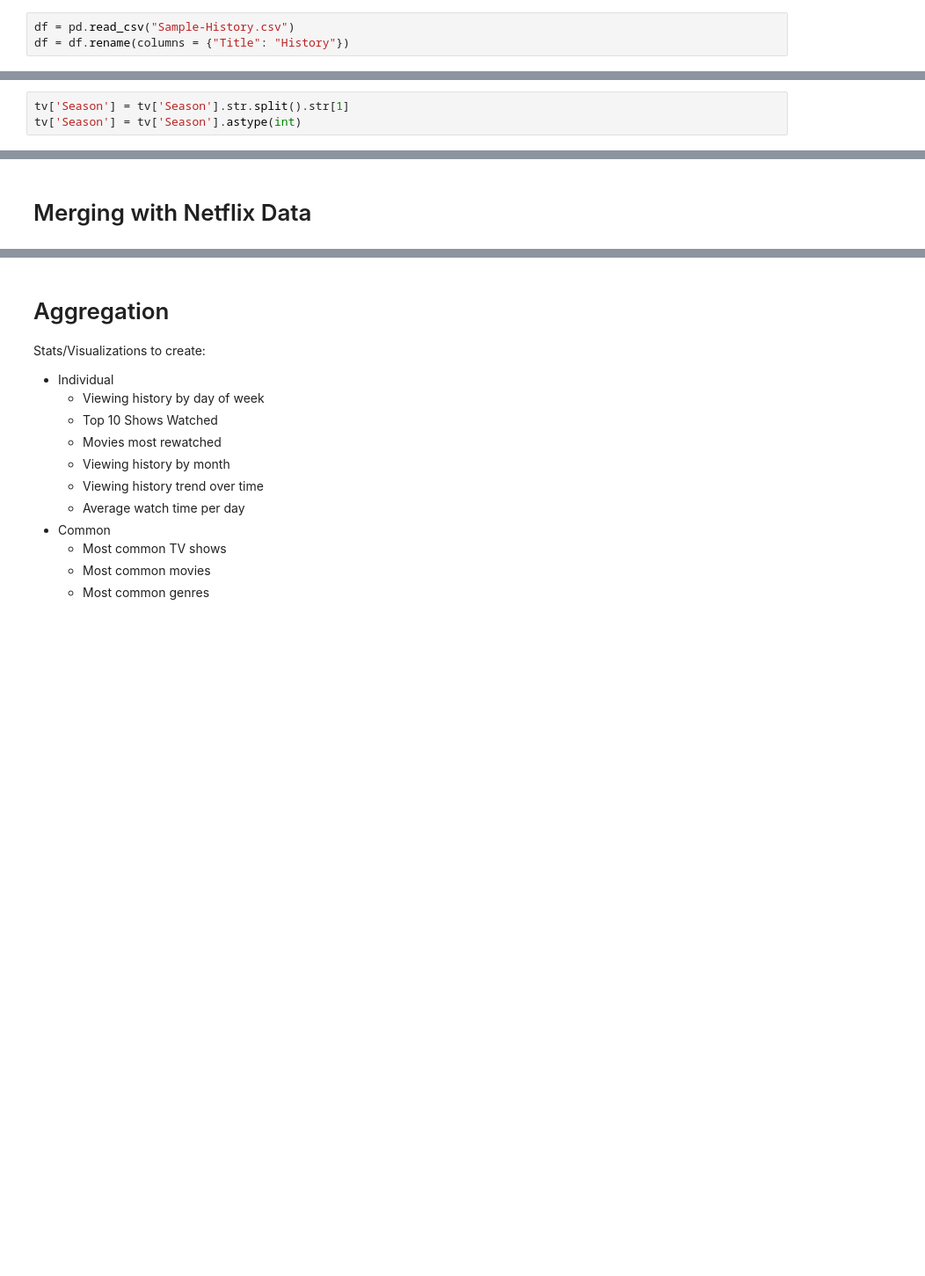
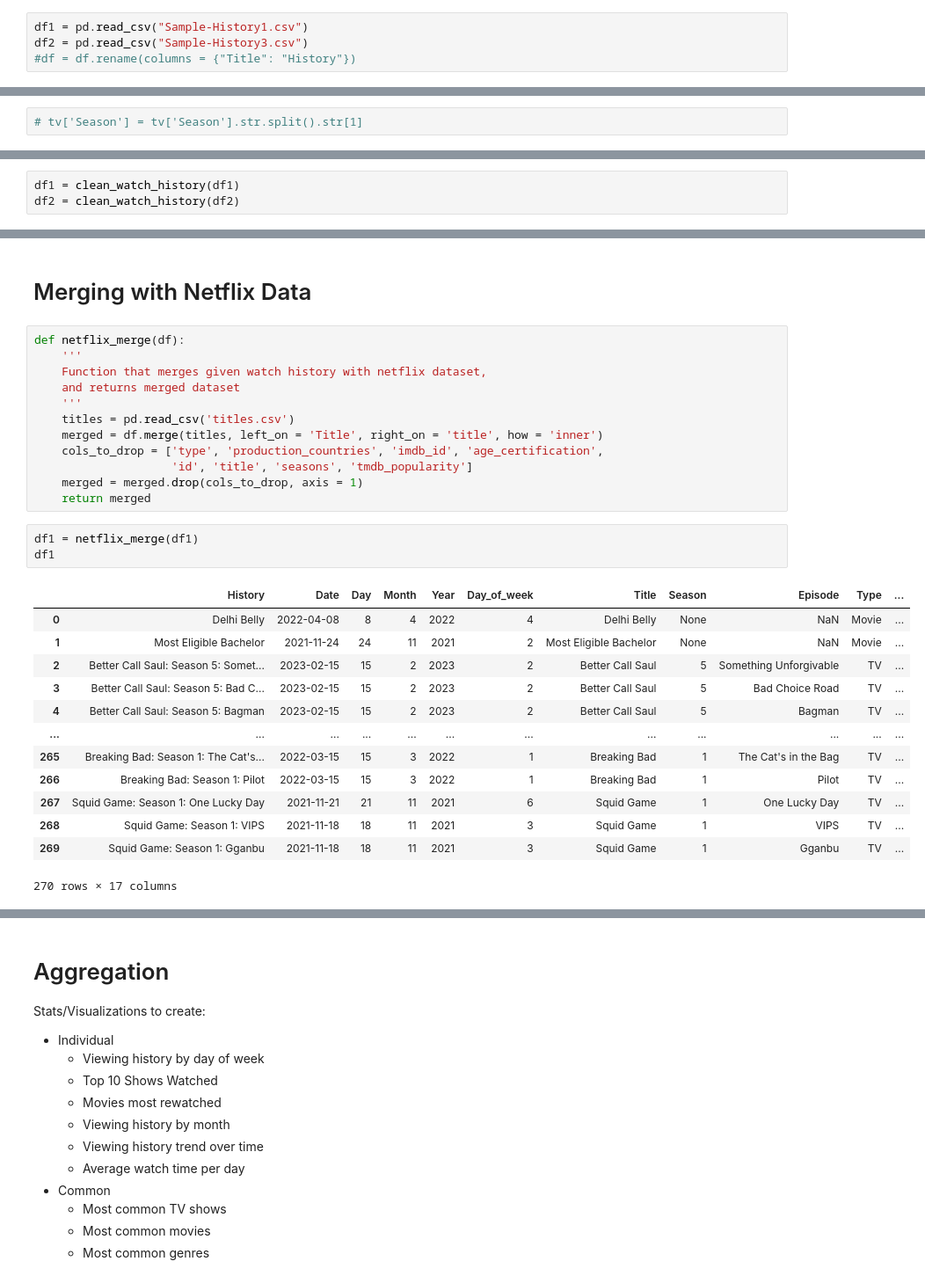
Before and after one commit to joylee13/pic16b_project, a Jupyter notebook: Netflix-Data/sample-history-clean.ipynb, the cells around one changed output, grey strips where cells are left out. Shown: that part at 88% size. Saved outputs shown, nothing was run; the diff lists cells and outputs as text; blank space fills up the shorter version.

```diff
--- a/Netflix-Data/sample-history-clean.ipynb
+++ b/Netflix-Data/sample-history-clean.ipynb
@@ -5,5 +5,6 @@ import plotly.express as px
 # %% [markdown]
 # Cleaning Sample History
 # %%
-df = pd.read_csv("Sample-History.csv")
-df = df.rename(columns = {"Title": "History"})
+df1 = pd.read_csv("Sample-History1.csv")
+df2 = pd.read_csv("Sample-History3.csv")
+#df = df.rename(columns = {"Title": "History"})
@@ -66,3 +50,2 @@ tv.head()
 # %%
-tv['Season'] = tv['Season'].str.split().str[1]
-tv['Season'] = tv['Season'].astype(int)
+# tv['Season'] = tv['Season'].str.split().str[1]
@@ -76,0 +83,3 @@ df = pd.concat([movies, tv], ignore_index = True)
+# %%
+df1 = clean_watch_history(df1)
+df2 = clean_watch_history(df2)
@@ -91,3 +132,32 @@ Issues:
     - Similar issue to 1, but flipped. Hard to solve both issues 1 and 3. Maybe just ignore?
 # %% [markdown]
 # Merging with Netflix Data
+# %%
+def netflix_merge(df):
+    '''
+    Function that merges given watch history with netflix dataset,
+    and returns merged dataset
+    '''
+    titles = pd.read_csv('titles.csv')
+    merged = df.merge(titles, left_on = 'Title', right_on = 'title', how = 'inner')
+    cols_to_drop = ['type', 'production_countries', 'imdb_id', 'age_certification',
+                    'id', 'title', 'seasons', 'tmdb_popularity']
+    merged = merged.drop(cols_to_drop, axis = 1)
+    return merged
+# %%
+df1 = netflix_merge(df1)
+df1
+# %% [output]
+|  | History | Date | Day | Month | Year | Day_of_week | Title | Season | Episode | Type | ... |
+| 0 | Delhi Belly | 2022-04-08 | 8 | 4 | 2022 | 4 | Delhi Belly | None | NaN | Movie | ... |
+| 1 | Most Eligible Bachelor | 2021-11-24 | 24 | 11 | 2021 | 2 | Most Eligible Bachelor | None | NaN | Movie | ... |
+| 2 | Better Call Saul: Season 5: Somet... | 2023-02-15 | 15 | 2 | 2023 | 2 | Better Call Saul | 5 | Something Unforgivable | TV | ... |
+| 3 | Better Call Saul: Season 5: Bad C... | 2023-02-15 | 15 | 2 | 2023 | 2 | Better Call Saul | 5 | Bad Choice Road | TV | ... |
+| 4 | Better Call Saul: Season 5: Bagman | 2023-02-15 | 15 | 2 | 2023 | 2 | Better Call Saul | 5 | Bagman | TV | ... |
+| ... | ... | ... | ... | ... | ... | ... | ... | ... | ... | ... | ... |
+| 265 | Breaking Bad: Season 1: The Cat's... | 2022-03-15 | 15 | 3 | 2022 | 1 | Breaking Bad | 1 | The Cat's in the Bag | TV | ... |
+| 266 | Breaking Bad: Season 1: Pilot | 2022-03-15 | 15 | 3 | 2022 | 1 | Breaking Bad | 1 | Pilot | TV | ... |
+| 267 | Squid Game: Season 1: One Lucky Day | 2021-11-21 | 21 | 11 | 2021 | 6 | Squid Game | 1 | One Lucky Day | TV | ... |
+| 268 | Squid Game: Season 1: VIPS | 2021-11-18 | 18 | 11 | 2021 | 3 | Squid Game | 1 | VIPS | TV | ... |
+| 269 | Squid Game: Season 1: Gganbu | 2021-11-18 | 18 | 11 | 2021 | 3 | Squid Game | 1 | Gganbu | TV | ... |
+270 rows × 17 columns
```
Also changed, not shown: parts of 37 cells of this notebook, 12 other files.
